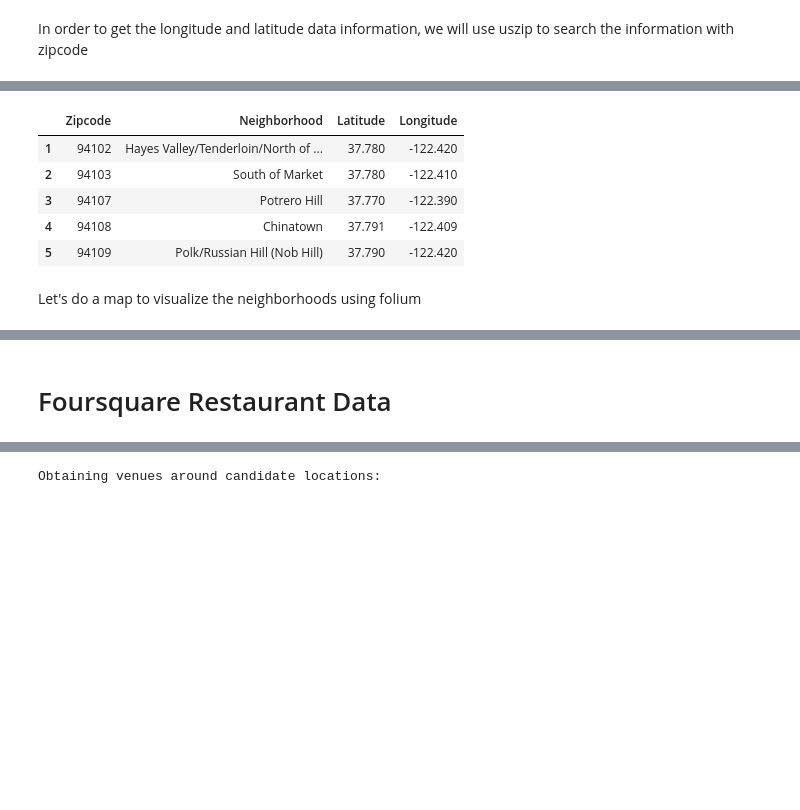
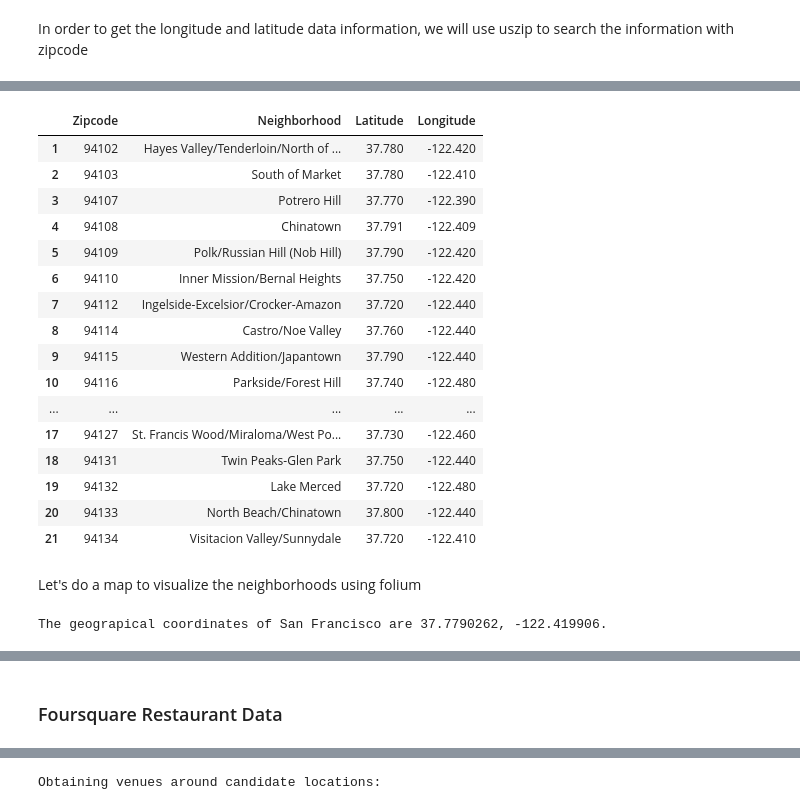
Before and after one commit to yxue0503/Coursera_Capstone, a Jupyter notebook: The_Battle_of_Neighborhoods_program.ipynb, the cells around one changed output, grey strips where cells are left out. Saved outputs shown, nothing was run; the diff lists cells and outputs as text; code cells hidden in the pictures; blank space fills up the shorter version.

```diff
--- a/The_Battle_of_Neighborhoods_program.ipynb
+++ b/The_Battle_of_Neighborhoods_program.ipynb
@@ -72,5 +96,5 @@ for index, row in sf_data.iterrows():
 sf_data["Latitude"] = latitude
 sf_data["Longitude"] = longitude
 
-sf_data.head()
+sf_data
 # %% [output]
@@ -91,11 +115,32 @@ Requirement already satisfied: pycodestyle>=2.6.0 in ./opt/anaconda3/lib/python3
 |  | Zipcode | Neighborhood | Latitude | Longitude |
 | 1 | 94102 | Hayes Valley/Tenderloin/North of ... | 37.780 | -122.420 |
 | 2 | 94103 | South of Market | 37.780 | -122.410 |
 | 3 | 94107 | Potrero Hill | 37.770 | -122.390 |
 | 4 | 94108 | Chinatown | 37.791 | -122.409 |
 | 5 | 94109 | Polk/Russian Hill (Nob Hill) | 37.790 | -122.420 |
+| 6 | 94110 | Inner Mission/Bernal Heights | 37.750 | -122.420 |
+| 7 | 94112 | Ingelside-Excelsior/Crocker-Amazon | 37.720 | -122.440 |
+| 8 | 94114 | Castro/Noe Valley | 37.760 | -122.440 |
+| 9 | 94115 | Western Addition/Japantown | 37.790 | -122.440 |
+| 10 | 94116 | Parkside/Forest Hill | 37.740 | -122.480 |
+| ... | ... | ... | ... | ... |
+| 17 | 94127 | St. Francis Wood/Miraloma/West Po... | 37.730 | -122.460 |
+| 18 | 94131 | Twin Peaks-Glen Park | 37.750 | -122.440 |
+| 19 | 94132 | Lake Merced | 37.720 | -122.480 |
+| 20 | 94133 | North Beach/Chinatown | 37.800 | -122.440 |
+| 21 | 94134 | Visitacion Valley/Sunnydale | 37.720 | -122.410 |
 # %% [markdown]
 Let's do a map to visualize the neighborhoods using folium
+# %%
+address = 'San Francisco'
+
+geolocator = Nominatim(user_agent = "san_francisco_explorer")
+location = geolocator.geocode(address)
+latitude = location.latitude
+longitude = location.longitude
+print('The geograpical coordinates of San Francisco are {}, {}.'.format(latitude, longitude))
+# %% [output]
+The geograpical coordinates of San Francisco are 37.7790262, -122.419906.
 # %%
 sf_map = folium.Map(location = [latitude, longitude], zoom_start=10)
 
@@ -120,5 +165,5 @@ sf_map
 from IPython.display import Image
 from IPython.core.display import HTML
 # %% [markdown]
-# Foursquare Restaurant Data
+### Foursquare Restaurant Data
 # %% [markdown]
```
Also changed, not shown: parts of 38 cells of this notebook.
